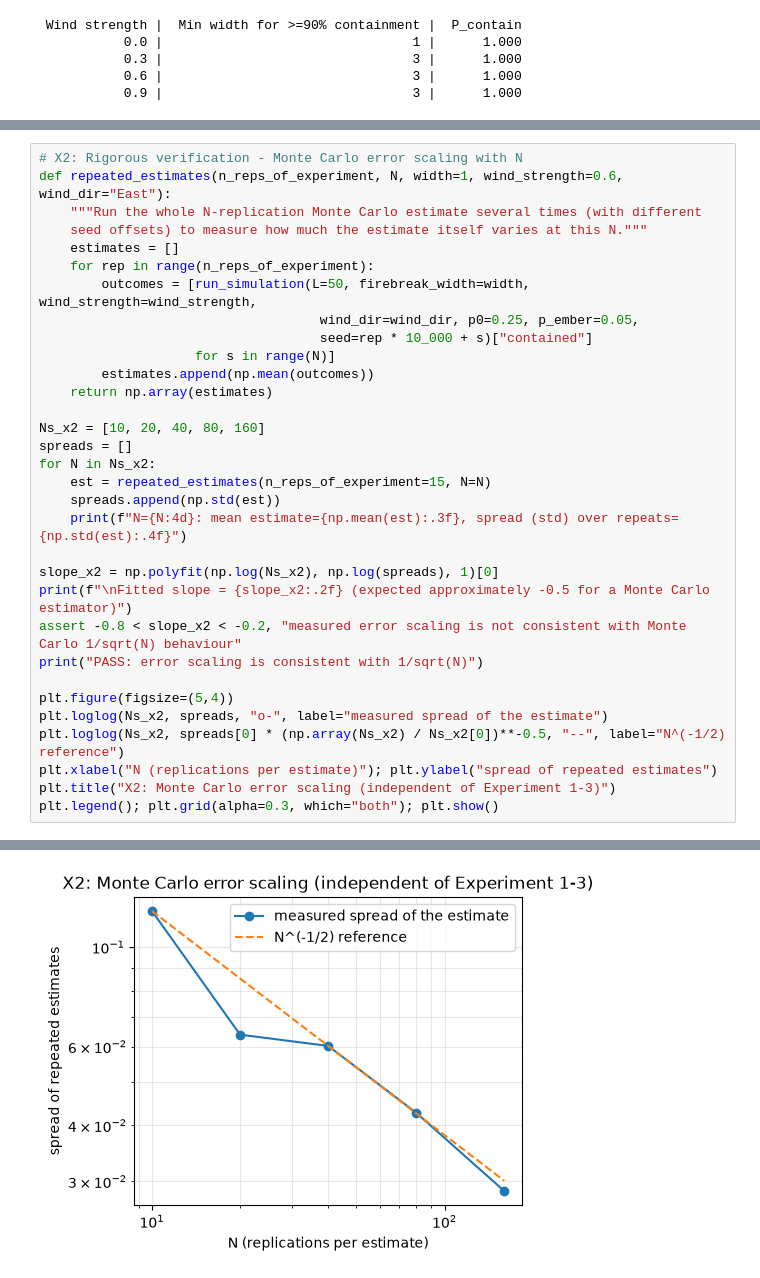
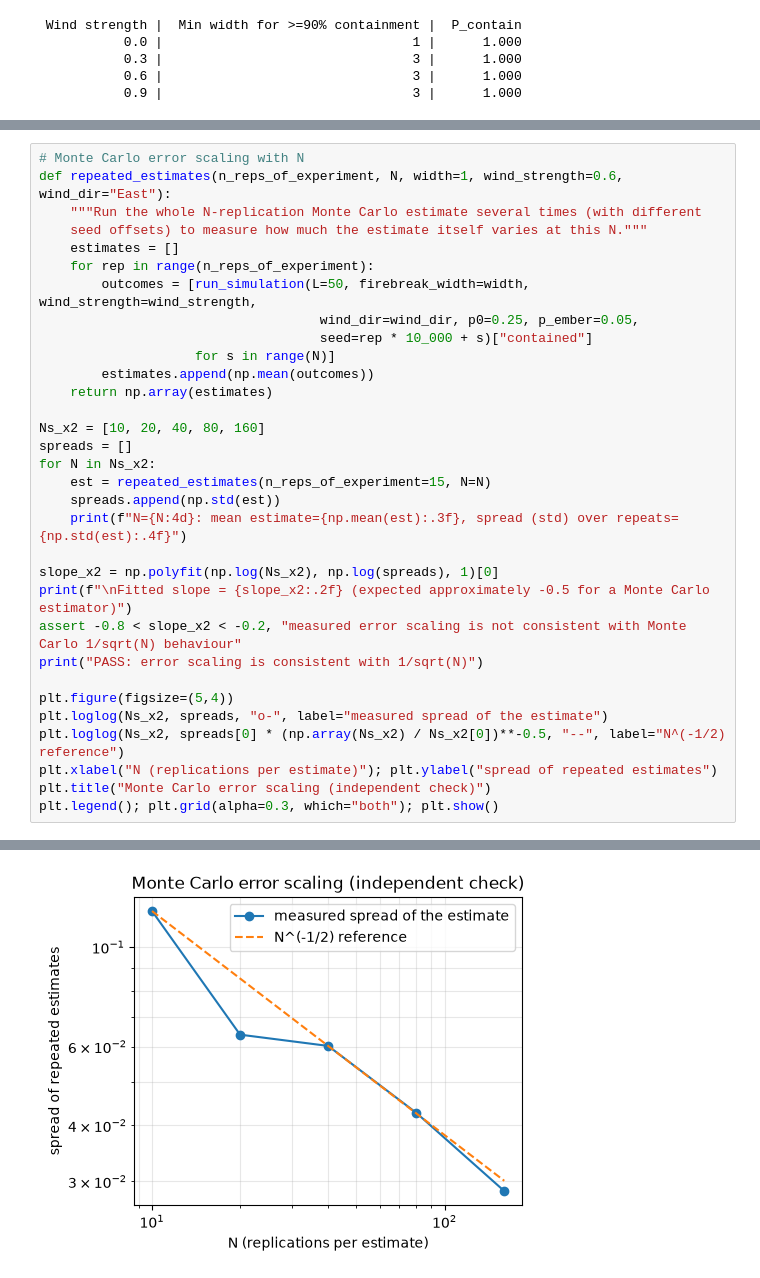
Before and after one commit to ManithMss/wildfire-firebreak-simulator, a Jupyter notebook: notebook/wildfire-firebreak-simulator.ipynb, the cells around one changed output, grey strips where cells are left out. Cells and saved outputs as stored; diff of their text form.

Commit message:
Fix content errors, plain-language pass, extend .gitignore

```diff
--- a/notebook/wildfire-firebreak-simulator.ipynb
+++ b/notebook/wildfire-firebreak-simulator.ipynb
@@ -422,5 +427,5 @@ A Monte Carlo estimator's standard error should fall approximately as `1/sqrt(N)
 # %%
-# X2: Rigorous verification - Monte Carlo error scaling with N
+# Monte Carlo error scaling with N
 def repeated_estimates(n_reps_of_experiment, N, width=1, wind_strength=0.6, wind_dir="East"):
     """Run the whole N-replication Monte Carlo estimate several times (with different
     seed offsets) to measure how much the estimate itself varies at this N."""
@@ -432,33 +437,33 @@ def repeated_estimates(n_reps_of_experiment, N, width=1, wind_strength=0.6, wind
                     for s in range(N)]
         estimates.append(np.mean(outcomes))
     return np.array(estimates)
 
 Ns_x2 = [10, 20, 40, 80, 160]
 spreads = []
 for N in Ns_x2:
     est = repeated_estimates(n_reps_of_experiment=15, N=N)
     spreads.append(np.std(est))
     print(f"N={N:4d}: mean estimate={np.mean(est):.3f}, spread (std) over repeats={np.std(est):.4f}")
 
 slope_x2 = np.polyfit(np.log(Ns_x2), np.log(spreads), 1)[0]
 print(f"\nFitted slope = {slope_x2:.2f} (expected approximately -0.5 for a Monte Carlo estimator)")
 assert -0.8 < slope_x2 < -0.2, "measured error scaling is not consistent with Monte Carlo 1/sqrt(N) behaviour"
 print("PASS: error scaling is consistent with 1/sqrt(N)")
 
 plt.figure(figsize=(5,4))
 plt.loglog(Ns_x2, spreads, "o-", label="measured spread of the estimate")
 plt.loglog(Ns_x2, spreads[0] * (np.array(Ns_x2) / Ns_x2[0])**-0.5, "--", label="N^(-1/2) reference")
 plt.xlabel("N (replications per estimate)"); plt.ylabel("spread of repeated estimates")
-plt.title("X2: Monte Carlo error scaling (independent of Experiment 1-3)")
+plt.title("Monte Carlo error scaling (independent check)")
 plt.legend(); plt.grid(alpha=0.3, which="both"); plt.show()
 # %% [output]
 N=  10: mean estimate=0.153, spread (std) over repeats=0.1204
 N=  20: mean estimate=0.190, spread (std) over repeats=0.0638
 N=  40: mean estimate=0.198, spread (std) over repeats=0.0602
 N=  80: mean estimate=0.191, spread (std) over repeats=0.0427
 N= 160: mean estimate=0.181, spread (std) over repeats=0.0285
 
 Fitted slope = -0.47 (expected approximately -0.5 for a Monte Carlo estimator)
 PASS: error scaling is consistent with 1/sqrt(N)
-[figure, old version]
+[figure, new version]
 # %% [markdown]
```
Also changed, not shown: parts of 13 cells of this notebook, 8 other files.
